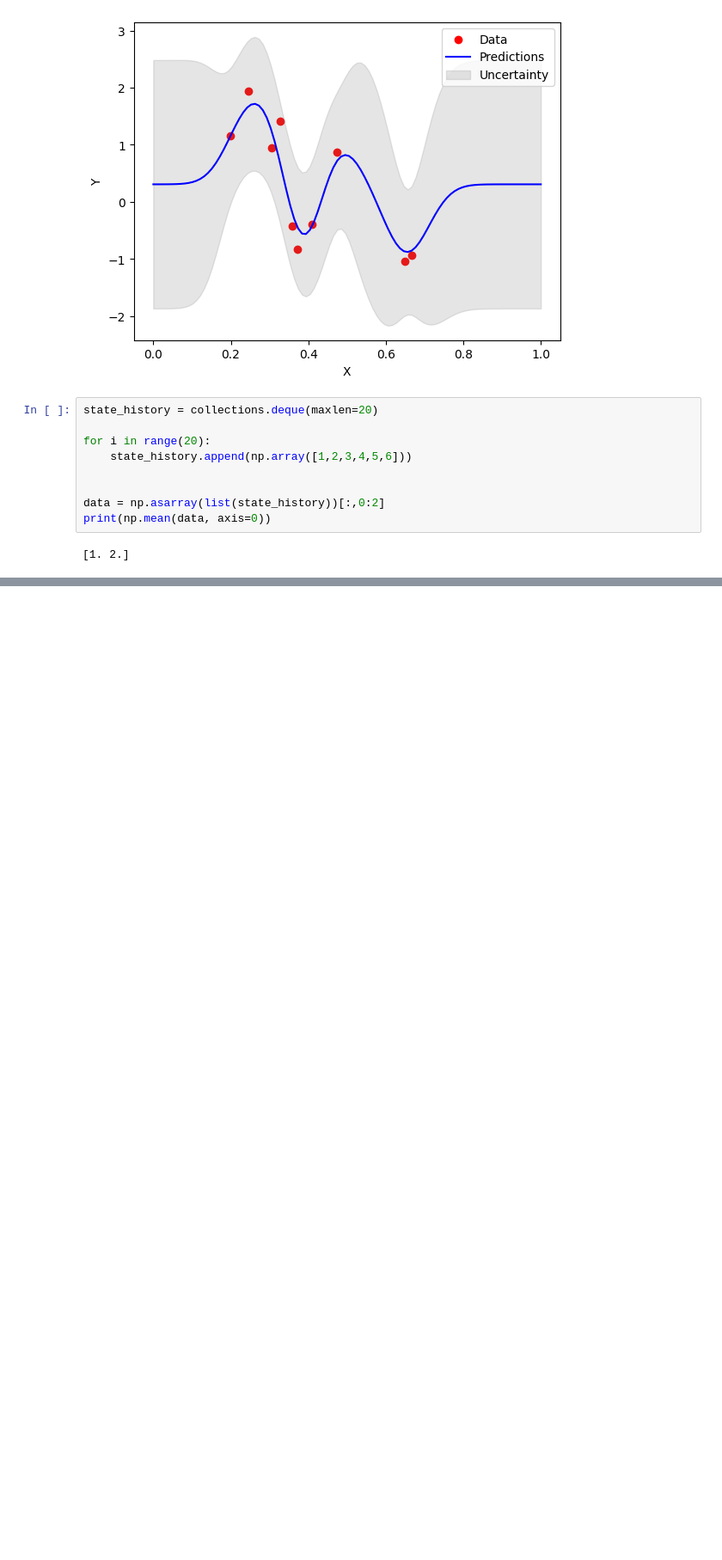
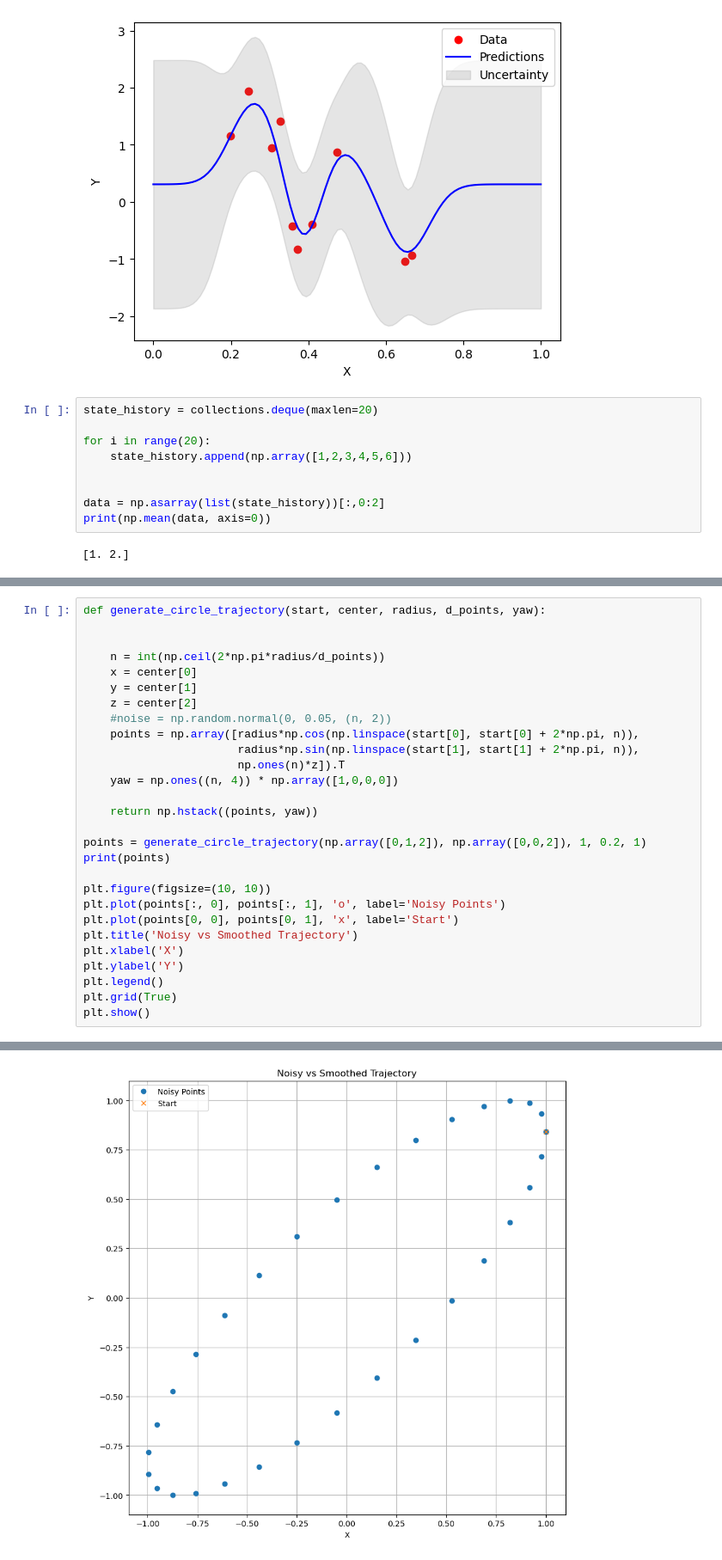
Before and after one commit to maxpape/drone_mt_ros2, a Jupyter notebook: gpy_test.ipynb, the cells around one changed output, grey strips where cells are left out. Shown: that part at 86% size. Drawn from its saved outputs; the diff is of its cells as text; blank space fills up the shorter version.

```diff
--- a/gpy_test.ipynb
+++ b/gpy_test.ipynb
@@ -446,0 +536,29 @@ print(np.mean(data, axis=0))
+# %%
+def generate_circle_trajectory(start, center, radius, d_points, yaw):
+
+
+    n = int(np.ceil(2*np.pi*radius/d_points))
+    x = center[0]
+    y = center[1]
+    z = center[2]
+    #noise = np.random.normal(0, 0.05, (n, 2))
+    points = np.array([radius*np.cos(np.linspace(start[0], start[0] + 2*np.pi, n)),
+                       radius*np.sin(np.linspace(start[1], start[1] + 2*np.pi, n)),
+                       np.ones(n)*z]).T
+    yaw = np.ones((n, 4)) * np.array([1,0,0,0])
+
+    return np.hstack((points, yaw))
+
+points = generate_circle_trajectory(np.array([0,1,2]), np.array([0,0,2]), 1, 0.2, 1)
+print(points)
+
+plt.figure(figsize=(10, 10))
+plt.plot(points[:, 0], points[:, 1], 'o', label='Noisy Points')
+plt.plot(points[0, 0], points[0, 1], 'x', label='Start')
+plt.title('Noisy vs Smoothed Trajectory')
+plt.xlabel('X')
+plt.ylabel('Y')
+plt.legend()
+plt.grid(True)
+plt.show()
+# %% [output]
@@ -446,0 +582 @@ print(np.mean(data, axis=0))
+[figure, added]
```
Also changed, not shown: parts of 4 cells of this notebook, 3 other files.
